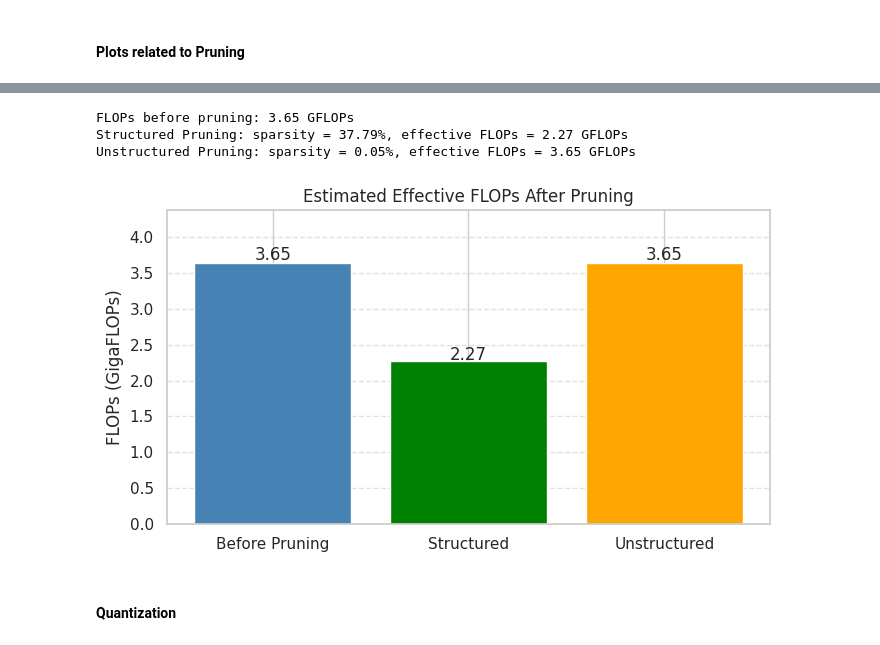
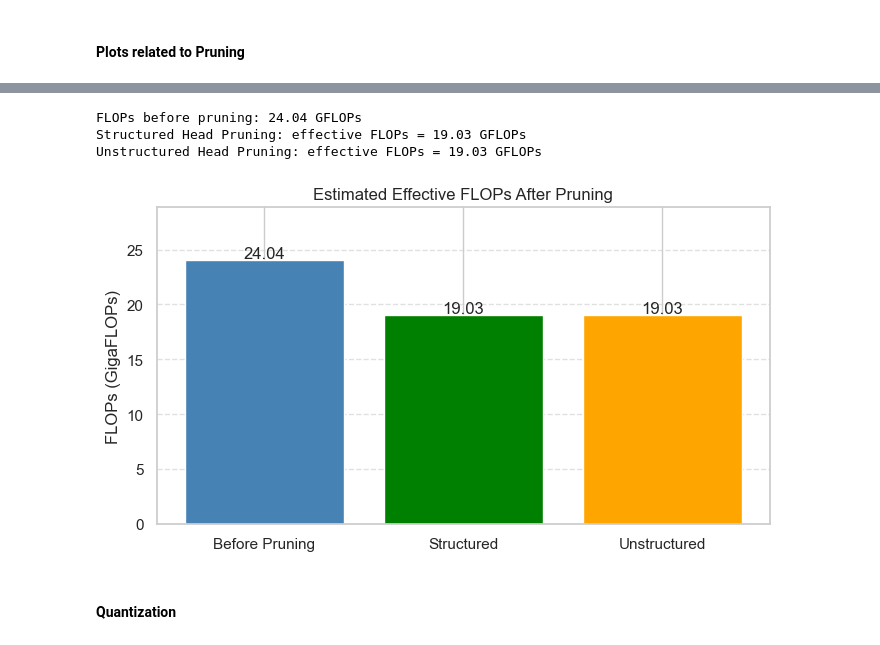
Before and after one commit to sakshimahadik25/Pruning-Quantization-CNNs-ViT, a Jupyter notebook: project_dlba_vit_final.ipynb, the cells around one changed output, grey strips where cells are left out. Cells and saved outputs as stored; diff of their text form; code cells hidden in the pictures.

Commit message:
finished VIT train

```diff
--- a/project_dlba_vit_final.ipynb
+++ b/project_dlba_vit_final.ipynb
@@ -46,11 +48,11 @@ transform = transforms.Compose([
     transforms.Normalize([0.5], [0.5])
 ])
 
-dataset = ImageFolder('../FER2013/train', transform=transform)
+dataset = ImageFolder('fer2013/versions/1/train', transform=transform)
 val_size = int(0.2 * len(dataset))
 train_size = len(dataset) - val_size
 train_dataset, val_dataset = random_split(dataset, [train_size, val_size])
-test_dataset = ImageFolder('../FER2013/test', transform=transform)
+test_dataset = ImageFolder('fer2013/versions/1/test', transform=transform)
 
 train_loader = DataLoader(train_dataset, batch_size=64, shuffle=True)
 val_loader = DataLoader(val_dataset, batch_size=64, shuffle=False)
@@ -67,4 +69,6 @@ Test samples: 7178
 # %% [markdown]
 ### Load VIT model
 # %%
-vit = timm.create_model("vit_base_patch16_224", pretrained=True, num_classes=7).to(device)
+# vit = timm.create_model("vit_base_patch16_224", pretrained=True, num_classes=7).to(device)
+vit = torch.load("vit_models/vit.pt")
+vit.eval()
@@ -865,27 +917,32 @@ plot_inference_vs_pruning(pruning_type, pruning_amounts, inf_speed + inf_speed_u
 # %%
-# Get FLOPs before pruning
-flops_before = get_flops(resnet18)
+# Before pruning
+flops_before = get_flops(vit)
 
-structured_sparsity = compute_sparsity(resnet18_pruned_st_05)
-flops_structured_effective = flops_before * (1 - structured_sparsity)
+# Estimate FLOPs after pruning (ViT-B/16 has 12 layers, 12 heads)
+flops_after_structured = estimate_flops_after_head_pruning(flops_before, vit_pruned_st_05,
+                                                heads_to_prune_per_layer=5,
+                                                num_layers=12,
+                                                original_num_heads=12)
 
-unstructured_sparsity = compute_sparsity(resnet18_pruned_unst_05)
-flops_unstructured_effective = flops_before * (1 - unstructured_sparsity)
+flops_after_unstructured = estimate_flops_after_head_pruning(flops_before, vit_pruned_unst_05,
+                                                heads_to_prune_per_layer=5,
+                                                num_layers=12,
+                                                original_num_heads=12)
 
 print(f"FLOPs before pruning: {flops_before:.2f} GFLOPs")
-print(f"Structured Pruning: sparsity = {structured_sparsity:.2%}, effective FLOPs = {flops_structured_effective:.2f} GFLOPs")
-print(f"Unstructured Pruning: sparsity = {unstructured_sparsity:.2%}, effective FLOPs = {flops_unstructured_effective:.2f} GFLOPs")
+print(f"Structured Head Pruning: effective FLOPs = {flops_after_structured:.2f} GFLOPs")
+print(f"Unstructured Head Pruning: effective FLOPs = {flops_after_unstructured:.2f} GFLOPs")
 # %% [output]
-FLOPs before pruning: 3.65 GFLOPs
-Structured Pruning: sparsity = 37.79%, effective FLOPs = 2.27 GFLOPs
-Unstructured Pruning: sparsity = 0.05%, effective FLOPs = 3.65 GFLOPs
+FLOPs before pruning: 24.04 GFLOPs
+Structured Head Pruning: effective FLOPs = 19.03 GFLOPs
+Unstructured Head Pruning: effective FLOPs = 19.03 GFLOPs
 # %%
 labels = ['Before Pruning', 'Structured', 'Unstructured']
-flops_values = [flops_before, flops_structured_effective, flops_unstructured_effective]
+flops_values = [flops_before, flops_after_structured, flops_after_unstructured]
 
 plot_flops_after_pruning(labels, flops_values)
 # %% [output]
-[figure, old version]
+[figure, new version]
 # %% [markdown]
 #### Quantization
 # %%
```
Also changed, not shown: parts of 24 cells of this notebook.
